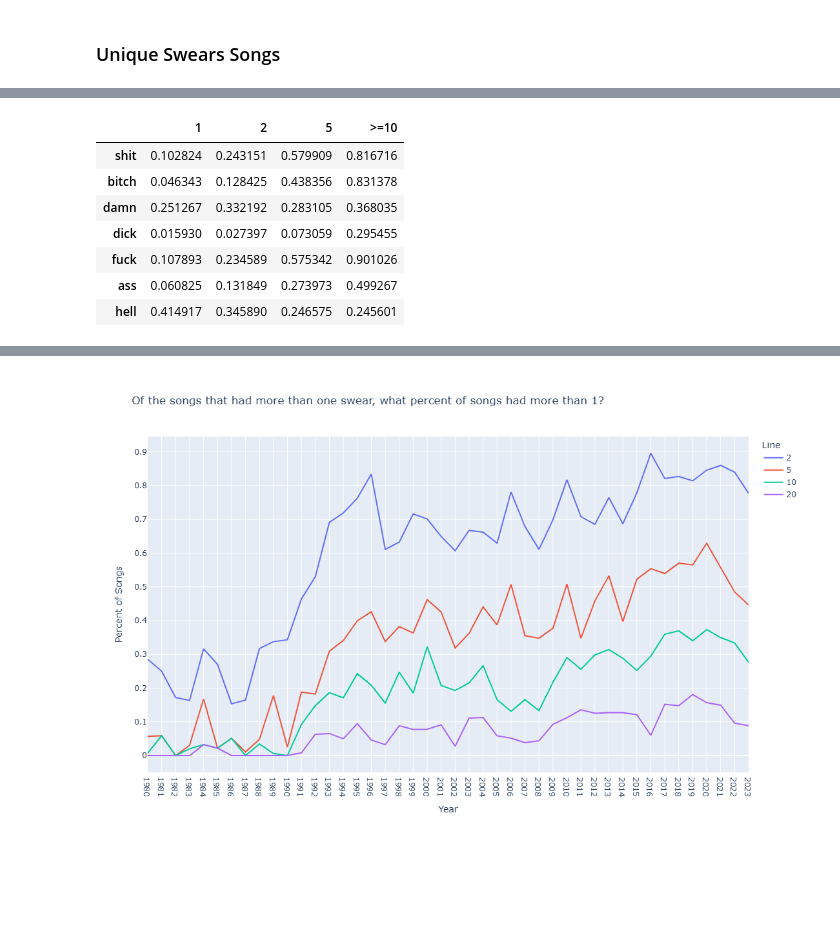
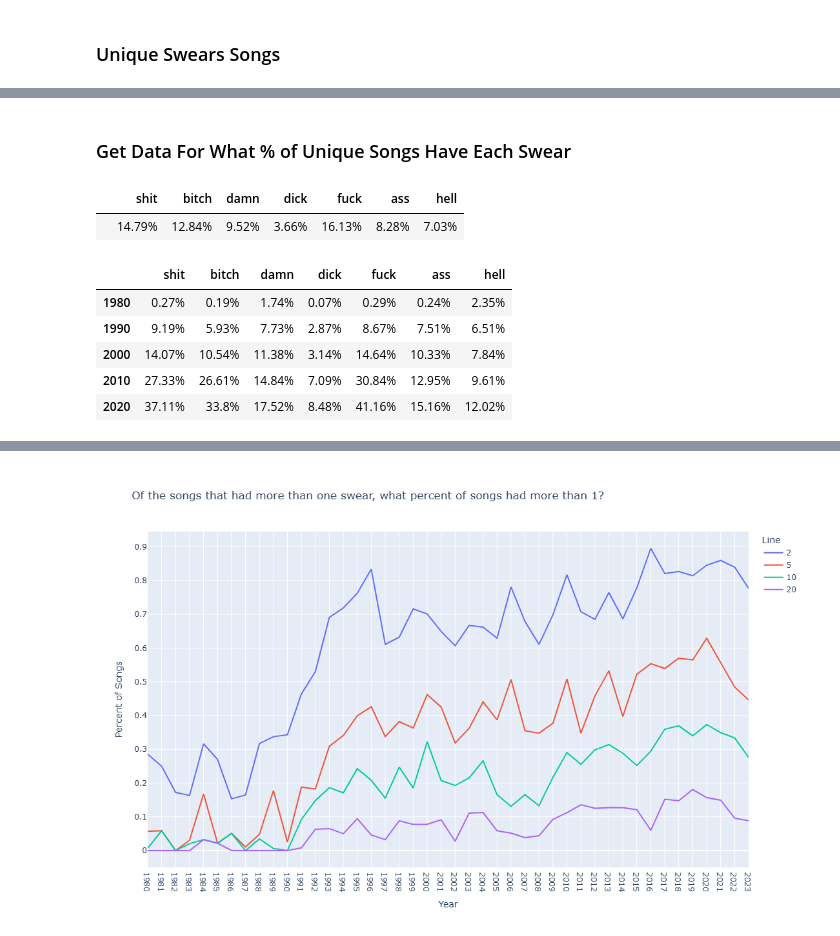
Before and after one commit to gouthamyegappan/swearing, a Jupyter notebook: Metrics.ipynb, the cells around one changed output, grey strips where cells are left out. Saved outputs shown, nothing was run; the diff lists cells and outputs as text; code cells hidden in the pictures; blank space fills up the shorter version.

```diff
--- a/Metrics.ipynb
+++ b/Metrics.ipynb
@@ -325,7 +210,0 @@ df = pd.DataFrame(columns = (1, 2, 5, 10), index = swears)
-# %%
-for i in [1, 2, 5, 10]:
-    if i == 10:
-        t = unique[unique['total_swear'] >= 10]
-    else:
-        t = unique[unique['total_swear'] == i]
-    df[i] = (t.iloc[:,-8:-1] != 0).sum(axis=0)/len(t)
@@ -336,11 +211,2 @@ df.to_csv('dist.csv')
-# %%
-df
-# %% [output]
-|  | 1 | 2 | 5 | >=10 |
-| shit | 0.102824 | 0.243151 | 0.579909 | 0.816716 |
-| bitch | 0.046343 | 0.128425 | 0.438356 | 0.831378 |
-| damn | 0.251267 | 0.332192 | 0.283105 | 0.368035 |
-| dick | 0.015930 | 0.027397 | 0.073059 | 0.295455 |
-| fuck | 0.107893 | 0.234589 | 0.575342 | 0.901026 |
-| ass | 0.060825 | 0.131849 | 0.273973 | 0.499267 |
-| hell | 0.414917 | 0.345890 | 0.246575 | 0.245601 |
+# %% [markdown]
+### Get Data For What % of Unique Songs Have Each Swear
@@ -346,0 +218,5 @@ df
+# %%
+which_swear
+# %% [output]
+|  | shit | bitch | damn | dick | fuck | ass | hell |
+|  | 14.79% | 12.84% | 9.52% | 3.66% | 16.13% | 8.28% | 7.03% |
@@ -346,0 +234,9 @@ df
+# %%
+which_swear
+# %% [output]
+|  | shit | bitch | damn | dick | fuck | ass | hell |
+| 1980 | 0.27% | 0.19% | 1.74% | 0.07% | 0.29% | 0.24% | 2.35% |
+| 1990 | 9.19% | 5.93% | 7.73% | 2.87% | 8.67% | 7.51% | 6.51% |
+| 2000 | 14.07% | 10.54% | 11.38% | 3.14% | 14.64% | 10.33% | 7.84% |
+| 2010 | 27.33% | 26.61% | 14.84% | 7.09% | 30.84% | 12.95% | 9.61% |
+| 2020 | 37.11% | 33.8% | 17.52% | 8.48% | 41.16% | 15.16% | 12.02% |
```
Also changed, not shown: parts of 74 cells of this notebook.
